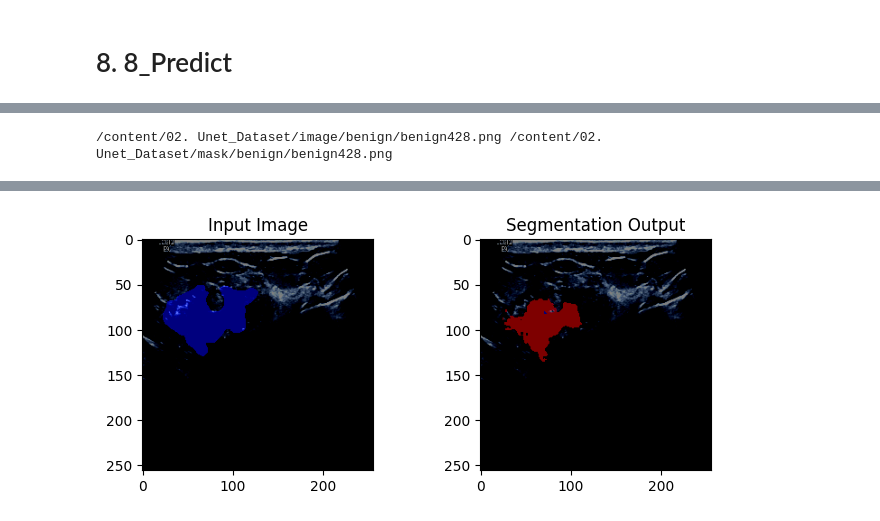
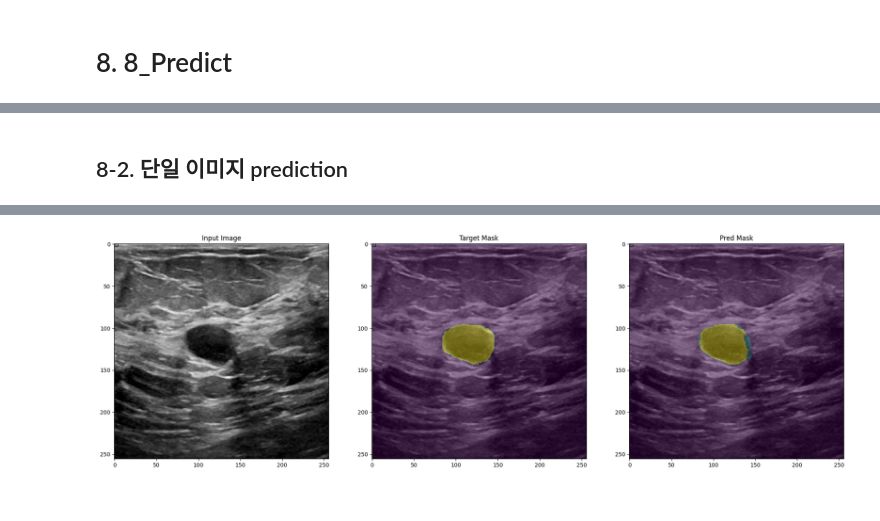
Before and after one commit to Dev-dtrezz/Breaset-Cancer-Segmentation, a Jupyter notebook: Breast Cancer Segmentation_02_train.ipynb, the cells around one changed output, grey strips where cells are left out. Saved outputs shown, nothing was run; the diff lists cells and outputs as text; code cells hidden in the pictures.

Commit message:
240607_업데이트
01. dice 및 iou 차원에러 해결
02. 학습 시 loss가 큰 문제 해결
03. 학습평가지표 시각화 함수 추가
04. prediction 코드 추가

```diff
--- a/Breast Cancer Segmentation_02_train.ipynb
+++ b/Breast Cancer Segmentation_02_train.ipynb
@@ -87,10 +87,6 @@ class BreastDatasets(Dataset):
 # %% [markdown]
 # 1-1_test
 # %%
-# 모델 저장 폴더
-model_dir = '/content/model_weights2'
-os.makedirs(model_dir, exist_ok=True)
-
 # 데이터 저장 폴더
 data_dir = '/content/02. Unet_Dataset'
 DIR_IMG = os.path.join(data_dir, 'image')
@@ -631,7 +682,7 @@ def visualize_images(input_img, target_mask, pred_mask, alpha=0.4):
 # 5. 5_학습용 파라미터 정의
 # %%
 # 모델 저장 폴더
-model_dir = '/content/drive/MyDrive/03.Breast Cancer Segmentation/model_weights/240604_train1'
+model_dir = '/content/drive/MyDrive/03.Breast Cancer Segmentation/model_weights/240607_train4'
 os.makedirs(model_dir, exist_ok=True)
 
 # 데이터 저장 폴더
@@ -647,7 +698,7 @@ momentum = 0.9
 weight_decay = 1e-4
 batch_size = 4
 num_workers = 8
-n_epoch = 20
+n_epoch = 50
 # %%
 # device
 # print(torch.cuda.get_device_name())
@@ -960,8 +965,10 @@ finish
 # %%
+# 예측 데이터셋 경로생성
 test_data_dir = '/content/02. Unet_Dataset'
 test_img_path = os.path.join(test_data_dir, 'image')
 test_mask_path = os.path.join(test_data_dir, 'mask')
 
+# 데이터셋 생성
 img_files = []
 mask_files = []
 for x in ['benign','malignant','normal']:
@@ -971,4 +978,8 @@ for x in ['benign','malignant','normal']:
         if img_name.split('.')[-1] in ('png', 'jpg'):
             img_files.append(os.path.join(file_img_dir, img_name))
             mask_files.append(os.path.join(file_mask_dir, img_name))
+# 데이터셋 정렬
+img_files = sorted(img_files)
+mask_files = sorted(mask_files)
+print(img_files[:5],mask_files[:5])
 # %% [output]
@@ -992,4 +986,0 @@ for x in ['benign','malignant','normal']:
-# %%
-print(img_files[5], mask_files[5])
-# %% [output]
-/content/02. Unet_Dataset/image/benign/benign428.png /content/02. Unet_Dataset/mask/benign/benign428.png
@@ -996,17 +1079,34 @@ print(img_files[5], mask_files[5])
+# %% [markdown]
+## 8-2. 단일 이미지 prediction
 # %%
-index=450
+# 예측함수
+classification = input("테스트할 키워드를 입력하세요: ")
+index = input("테스트할 인덱스를 입력하세요: ")
 
+# 모델지정
+model = UNet(num_classes=3)  # num_classes는 출력 클래스 수에 따라 조정
+state = torch.load('/content/drive/MyDrive/03.Breast Cancer Segmentation/model_weights/240604_train3/model_best.pth')
+model.load_state_dict(state['model'])
+model.to(device)
+
+# transforms
+channel_mean = [0.485, 0.456, 0.406]
+channel_stds = [0.229, 0.224, 0.225]
 train_tfms = transforms.Compose([transforms.ToTensor(), transforms.Resize(256),
                                  transforms.Normalize(channel_mean, channel_stds)])
-img_path = img_files[index]
-mask_path = mask_files[index]
+img_path = find_image(img_files, classification, index)
+mask_path = find_image(mask_files, classification, index)
 # image = Image.open(img_path).convert('RGB')
 image = cv2.imread(img_path)
-mask = cv2.imread(mask_path)
+image_rgb = cv2.cvtColor(image, cv2.COLOR_BGR2RGB)
+mask = cv2.imread(mask_path, cv2.IMREAD_GRAYSCALE)
 # plt.imshow(image)
 image = train_tfms(image).unsqueeze(0)
 # image = transform(image) # 배치 차원을 추가
 # image.shape
+
+# Device 할당
+device = torch.device('cuda' if torch.cuda.is_available() else 'cpu')
 #예측수행
 with torch.no_grad():
     image = image.to(device)  # GPU 사용 시
@@ -1017,19 +1117,28 @@ with torch.no_grad():
     output_mask = class_to_rgb(output)
     # output = torch.sigmoid(output)  # 바이너리 세그멘테이션의 경우
     # output = (output > 0.5).float()  # 임계값 0.5로 이진화
-
-plt.figure(figsize=(8, 3))
-
-plt.subplot(1, 2, 1)
-plt.title('Input Image')
-plt.imshow(image.squeeze().cpu().numpy().transpose(1, 2, 0))
-plt.imshow(mask, cmap='gray', alpha=0.5)
+output_mask = cv2.cvtColor(output_mask, cv2.COLOR_BGR2GRAY)
 
 
-plt.subplot(1, 2, 2)
-plt.title('Segmentation Output')
-plt.imshow(image.squeeze().cpu().numpy().transpose(1, 2, 0))
-plt.imshow(output_mask, cmap='gray',alpha=0.5)
+plt.figure(figsize=(24, 8))
 
+plt.subplot(1, 3, 1)
+plt.title('Input Image')
+plt.imshow(image_rgb)
+# plt.imshow(mask, cmap='gray', alpha=1)
+
+
+plt.subplot(1, 3, 2)
+plt.title('Target Mask')
+plt.imshow(image_rgb)
+# plt.imshow(image.squeeze().cpu().numpybe().transpose(1, 2, 0))
+plt.imshow(mask, alpha=0.4)
+
+plt.subplot(1, 3, 3)
+plt.title('Pred Mask')
+plt.imshow(image_rgb)
+# plt.imshow(image.squeeze().cpu().numpy().transpose(1, 2, 0))
+plt.imshow(output_mask, alpha=0.4)
+# plt.savefig('test2')
 plt.show()
 # %% [output]
@@ -1038 +1147 @@ WARNING:matplotlib.image:Clipping input data to the valid range for imshow with
-[figure, old version]
+[figure, new version]
```
Also changed, not shown: parts of 20 cells of this notebook.
